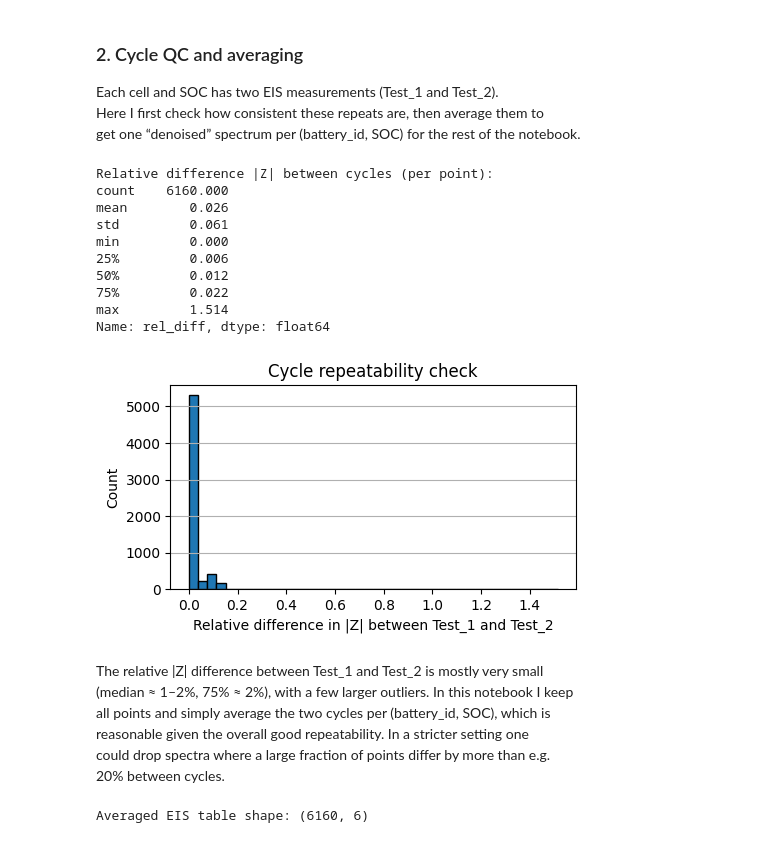
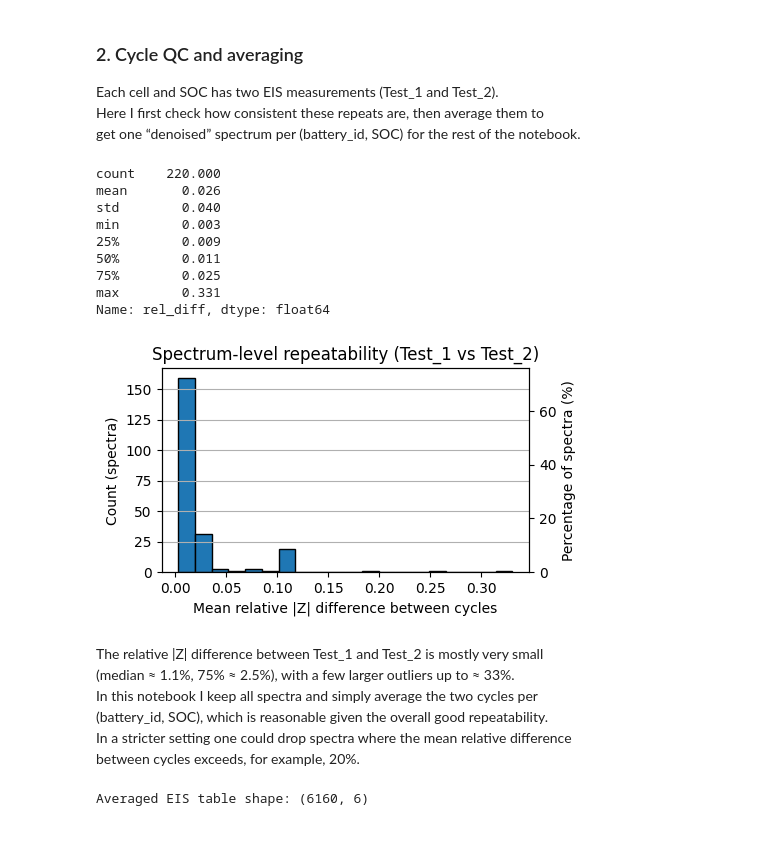
Before and after one commit to ChouaibB/battery-diagnostics-impedance-ml-examples, a Jupyter notebook: notebooks/01_eis_soc_exploration.ipynb, the cells around one changed output. Cells and saved outputs as stored; diff of their text form; code cells hidden in the pictures.

Commit message:
cycle QC re-done -> comparing the overall vector of freqs between test 1 and 2; per batt_id per soc

```diff
--- a/notebooks/01_eis_soc_exploration.ipynb
+++ b/notebooks/01_eis_soc_exploration.ipynb
@@ -179,50 +179,62 @@ get one “denoised” spectrum per (battery_id, SOC) for the rest of the notebo
 # %%
 # Use magnitude for a simple repeatability check
 if "z_mag_ohm" not in eis_df.columns:
     eis_df["z_mag_ohm"] = np.sqrt(eis_df["z_real_ohm"]**2 + eis_df["z_imag_ohm"]**2)
 
 pivot = eis_df.pivot_table(
     index=["battery_id", "soc", "frequency_hz"],
     columns="cycle",
     values="z_mag_ohm"
+).dropna()
+
+pivot["rel_diff"] = (pivot[1] - pivot[2]).abs() / pivot[[1, 2]].mean(axis=1)
+
+# collapse over frequency -> one number per (battery_id, soc)
+spec_rel_diff = (
+    pivot
+    .groupby(["battery_id", "soc"])["rel_diff"]
+    .mean()
 )
 
-# Keep only points where both Test_1 and Test_2 exist
-pivot = pivot.dropna()
+print(spec_rel_diff.describe().round(3))
 
-pivot["abs_diff"] = (pivot[1] - pivot[2]).abs()
-pivot["rel_diff"] = pivot["abs_diff"] / pivot[[1, 2]].mean(axis=1)
+total = len(spec_rel_diff)
 
-print("Relative difference |Z| between cycles (per point):")
-print(pivot["rel_diff"].describe().round(3))
+fig, ax1 = plt.subplots(figsize=(5, 3))
 
-plt.figure(figsize=(5, 3))
-plt.hist(pivot["rel_diff"], bins=40, edgecolor="black")
-plt.xlabel("Relative difference in |Z| between Test_1 and Test_2")
-plt.ylabel("Count")
-plt.title("Cycle repeatability check")
-plt.grid(True, axis="y")
+# Histogram in counts
+ax1.hist(spec_rel_diff, bins=20, edgecolor="black")
+ax1.set_xlabel("Mean relative |Z| difference between cycles")
+ax1.set_ylabel("Count (spectra)")
+ax1.set_title("Spectrum-level repeatability (Test_1 vs Test_2)")
+ax1.grid(True, axis="y")
+
+# Second y-axis: percentage
+ax2 = ax1.twinx()
+ymin, ymax = ax1.get_ylim()
+ax2.set_ylim(ymin / total * 100, ymax / total * 100)
+ax2.set_ylabel("Percentage of spectra (%)")
+
 plt.tight_layout()
 plt.show()
 # %% [output]
-Relative difference |Z| between cycles (per point):
-count    6160.000
-mean        0.026
-std         0.061
-min         0.000
-25%         0.006
-50%         0.012
-75%         0.022
-max         1.514
+count    220.000
+mean       0.026
+std        0.040
+min        0.003
+25%        0.009
+50%        0.011
+75%        0.025
+max        0.331
 Name: rel_diff, dtype: float64
-[figure, old version]
+[figure, new version]
 # %% [markdown]
 The relative |Z| difference between Test_1 and Test_2 is mostly very small
-(median ≈ 1–2%, 75% ≈ 2%), with a few larger outliers. In this notebook I keep
-all points and simply average the two cycles per (battery_id, SOC), which is
-reasonable given the overall good repeatability. In a stricter setting one
-could drop spectra where a large fraction of points differ by more than e.g.
-20% between cycles.
+(median ≈ 1.1%, 75% ≈ 2.5%), with a few larger outliers up to ≈ 33%.
+In this notebook I keep all spectra and simply average the two cycles per
+(battery_id, SOC), which is reasonable given the overall good repeatability.
+In a stricter setting one could drop spectra where the mean relative difference
+between cycles exceeds, for example, 20%.
 # %%
 # Average over cycles -> one spectrum per (battery_id, soc, frequency_hz)
 eis_df_avg = (
```
